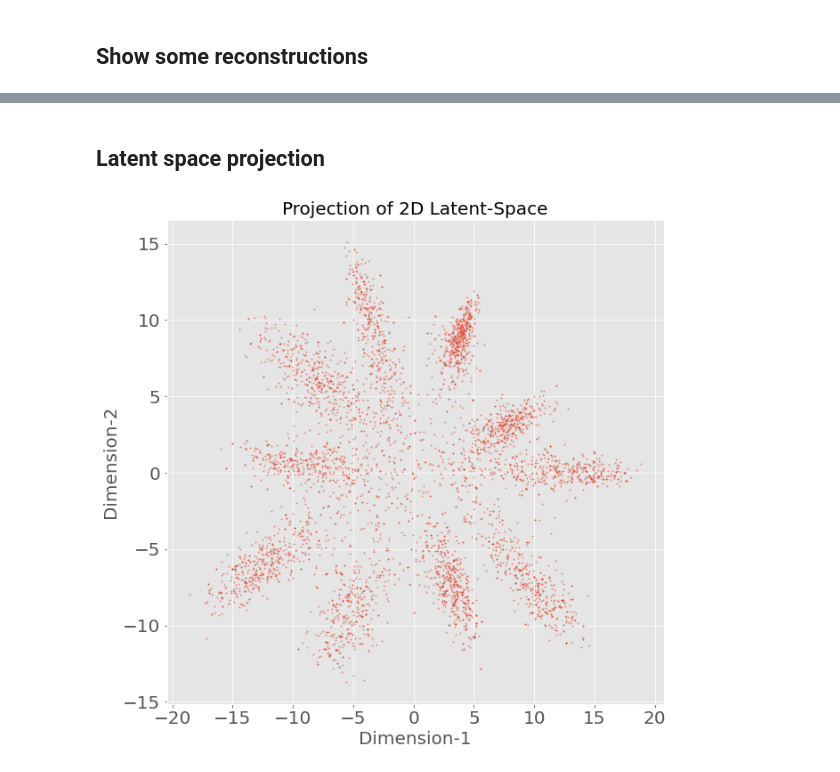
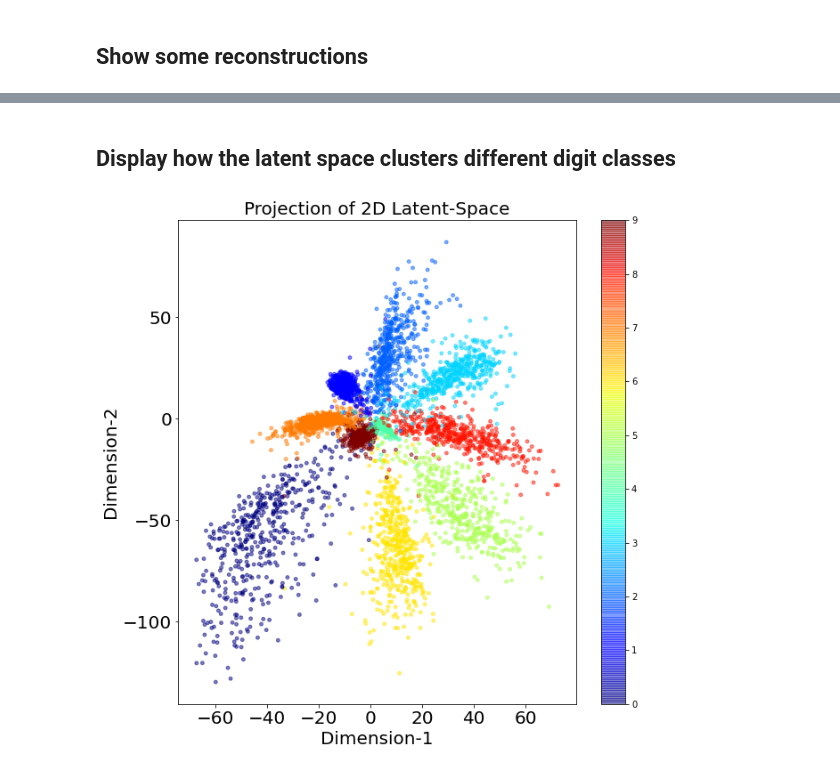
Before and after one commit to scottspurlock/noisy_labels, a Jupyter notebook: autoencoder_classifier.ipynb, the cells around one changed output, grey strips where cells are left out. Cells and saved outputs as stored; diff of their text form; code cells hidden in the pictures.

```diff
--- a/autoencoder_classifier.ipynb
+++ b/autoencoder_classifier.ipynb
@@ -253,6 +157,6 @@ Epoch 10/10
 # %%
 # construct a plot that plots and saves the training history
-plt.style.use("ggplot")
+# plt.style.use("ggplot")
 plt.figure()
 plt.plot(hist.epoch, hist.history["loss"], label="train_loss")
 plt.plot(hist.epoch, hist.history["val_loss"], label="val_loss")
@@ -264,10 +168,10 @@ plt.savefig('total_loss.png')
 plt.show()
 
 plt.figure()
-plt.plot(hist.epoch, hist.history["Classifier_loss"], label="train_classifier_loss")
-plt.plot(hist.epoch, hist.history["Decoder_loss"], label="train_decoder_loss")
-plt.plot(hist.epoch, hist.history["val_Classifier_loss"], label="val_classifier_loss")
-plt.plot(hist.epoch, hist.history["val_Decoder_loss"], label="val_decoder_loss")
+plt.plot(hist.epoch, hist.history["classifier_loss"], label="train_classifier_loss")
+plt.plot(hist.epoch, hist.history["decoder_loss"], label="train_decoder_loss")
+plt.plot(hist.epoch, hist.history["val_classifier_loss"], label="val_classifier_loss")
+plt.plot(hist.epoch, hist.history["val_decoder_loss"], label="val_decoder_loss")
 plt.title("Loss Breakout")
 plt.xlabel("Epoch #")
 plt.ylabel("Loss")
@@ -276,8 +180,8 @@ plt.savefig('indiv_loss.png')
 plt.show()
 
 plt.figure()
-plt.plot(hist.epoch, hist.history["Classifier_accuracy"], label="train_acc")
-plt.plot(hist.epoch, hist.history["val_Classifier_accuracy"], label="val_acc")
+plt.plot(hist.epoch, hist.history["classifier_accuracy"], label="train_acc")
+plt.plot(hist.epoch, hist.history["val_classifier_accuracy"], label="val_acc")
 plt.title("Training Accuracy")
 plt.xlabel("Epoch #")
 plt.ylabel("Accuracy")
@@ -339,27 +261,29 @@ plt.show()
-# %% [markdown]
-## Latent space projection
+# %% [markdown]
+## Display how the latent space clusters different digit classes
 # %%
-from sklearn.decomposition import PCA
-
 imgs_visualize = 5000
 figsize = 10
 
-index = np.random.choice(range(len(x_test)), imgs_visualize)
-images = x_test[index]
+def plot_label_clusters(data, labels, use_pca=False):
+    # display a 2D plot of the digit classes in the latent space
+    z = enc.predict(data)
 
-embeddings = enc.predict(images)
+    if use_pca:
+      pca = PCA(n_components=2)
+      pca.fit(data)
+      z = pca.transform(z)
 
-pca = PCA(n_components=2)
-pca.fit(embeddings)
-embeddings = pca.transform(embeddings)
 
-plt.figure(figsize=(figsize, figsize))
-plt.scatter(embeddings[:, 0] , embeddings[:, 1], alpha=0.5, s=2)
-plt.xlabel("Dimension-1", size=20)
-plt.ylabel("Dimension-2", size=20)
-plt.xticks(size=20)
-plt.yticks(size=20)
-plt.title("Projection of 2D Latent-Space", size=20)
-plt.show()
+    plt.figure(figsize=(figsize, figsize))
+    plt.scatter(z[:, 0], z[:, 1], 15, c=labels, cmap='jet', alpha=0.5)
+    plt.colorbar()
+    plt.xlabel("Dimension-1", size=20)
+    plt.ylabel("Dimension-2", size=20)
+    plt.xticks(size=20)
+    plt.yticks(size=20)
+    plt.title("Projection of 2D Latent-Space", size=20)
+    plt.show()
+
+plot_label_clusters(x_train[:imgs_visualize], y_train[:imgs_visualize])
 # %% [output]
-[figure, old version]
+[figure, new version]
```
Also changed, not shown: parts of 26 cells of this notebook.
